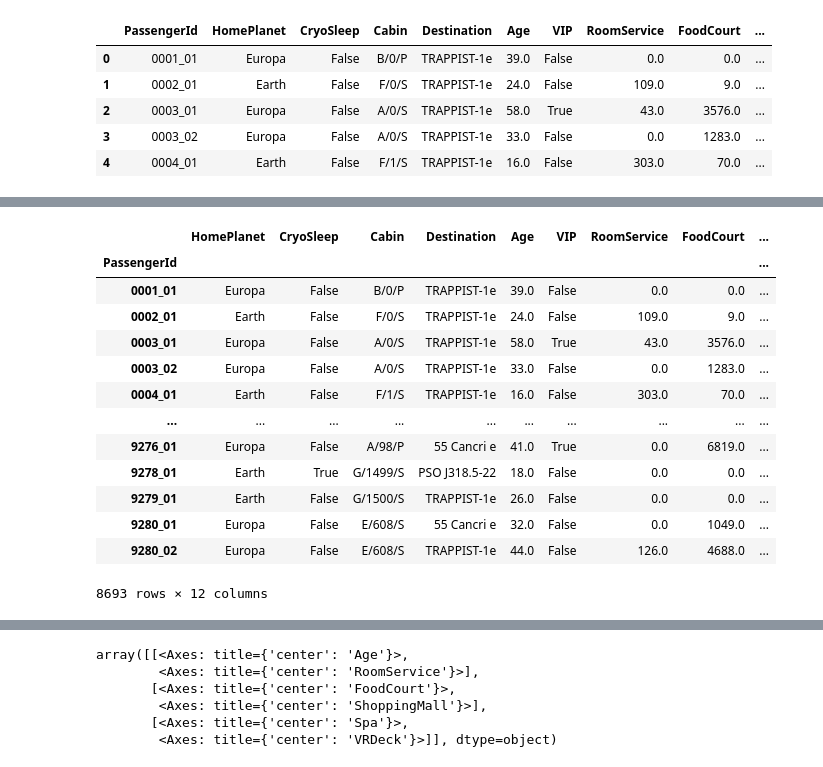
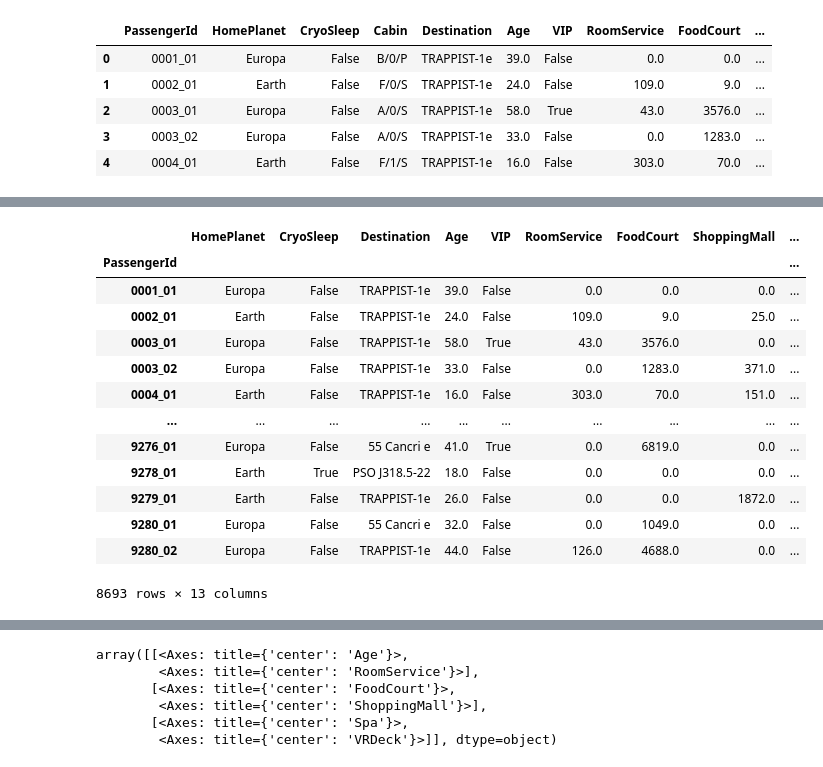
Before and after one commit to fox-buddy/MachineLearning-Collection, a Jupyter notebook: SpaceshipTitanic/ScitkiClassify_advancedFeatures.ipynb, the cells around one changed output, grey strips where cells are left out. Saved outputs shown, nothing was run; the diff lists cells and outputs as text; code cells hidden in the pictures.

```diff
--- a/SpaceshipTitanic/ScitkiClassify_advancedFeatures.ipynb
+++ b/SpaceshipTitanic/ScitkiClassify_advancedFeatures.ipynb
@@ -111,3 +126,8 @@ X_train.head()
 | 2 | 0003_01 | Europa | False | A/0/S | TRAPPIST-1e | 58.0 | True | 43.0 | 3576.0 | ... |
 | 3 | 0003_02 | Europa | False | A/0/S | TRAPPIST-1e | 33.0 | False | 0.0 | 1283.0 | ... |
 | 4 | 0004_01 | Earth | False | F/1/S | TRAPPIST-1e | 16.0 | False | 303.0 | 70.0 | ... |
+# %%
+# Filling up Cabin because it has only 8494 Values
+cabin_imputer = SimpleImputer(strategy="most_frequent")
+# %%
+X_train["Cabin"] = cabin_imputer.fit_transform(X_train[["Cabin"]]).ravel()
@@ -114,17 +168,19 @@ X_train.head()
 # %%
+# Removing Cabin and setting passengerID as Index
+X_train = X_train.drop(columns=["Cabin"])
 X_train.set_index("PassengerId")
 # %% [output]
-|  | HomePlanet | CryoSleep | Cabin | Destination | Age | VIP | RoomService | FoodCourt | ... |
+|  | HomePlanet | CryoSleep | Destination | Age | VIP | RoomService | FoodCourt | ShoppingMall | ... |
 | PassengerId |  |  |  |  |  |  |  |  | ... |
-| 0001_01 | Europa | False | B/0/P | TRAPPIST-1e | 39.0 | False | 0.0 | 0.0 | ... |
-| 0002_01 | Earth | False | F/0/S | TRAPPIST-1e | 24.0 | False | 109.0 | 9.0 | ... |
-| 0003_01 | Europa | False | A/0/S | TRAPPIST-1e | 58.0 | True | 43.0 | 3576.0 | ... |
-| 0003_02 | Europa | False | A/0/S | TRAPPIST-1e | 33.0 | False | 0.0 | 1283.0 | ... |
-| 0004_01 | Earth | False | F/1/S | TRAPPIST-1e | 16.0 | False | 303.0 | 70.0 | ... |
+| 0001_01 | Europa | False | TRAPPIST-1e | 39.0 | False | 0.0 | 0.0 | 0.0 | ... |
+| 0002_01 | Earth | False | TRAPPIST-1e | 24.0 | False | 109.0 | 9.0 | 25.0 | ... |
+| 0003_01 | Europa | False | TRAPPIST-1e | 58.0 | True | 43.0 | 3576.0 | 0.0 | ... |
+| 0003_02 | Europa | False | TRAPPIST-1e | 33.0 | False | 0.0 | 1283.0 | 371.0 | ... |
+| 0004_01 | Earth | False | TRAPPIST-1e | 16.0 | False | 303.0 | 70.0 | 151.0 | ... |
 | ... | ... | ... | ... | ... | ... | ... | ... | ... | ... |
-| 9276_01 | Europa | False | A/98/P | 55 Cancri e | 41.0 | True | 0.0 | 6819.0 | ... |
-| 9278_01 | Earth | True | G/1499/S | PSO J318.5-22 | 18.0 | False | 0.0 | 0.0 | ... |
-| 9279_01 | Earth | False | G/1500/S | TRAPPIST-1e | 26.0 | False | 0.0 | 0.0 | ... |
-| 9280_01 | Europa | False | E/608/S | 55 Cancri e | 32.0 | False | 0.0 | 1049.0 | ... |
-| 9280_02 | Europa | False | E/608/S | TRAPPIST-1e | 44.0 | False | 126.0 | 4688.0 | ... |
+| 9276_01 | Europa | False | 55 Cancri e | 41.0 | True | 0.0 | 6819.0 | 0.0 | ... |
+| 9278_01 | Earth | True | PSO J318.5-22 | 18.0 | False | 0.0 | 0.0 | 0.0 | ... |
+| 9279_01 | Earth | False | TRAPPIST-1e | 26.0 | False | 0.0 | 0.0 | 1872.0 | ... |
+| 9280_01 | Europa | False | 55 Cancri e | 32.0 | False | 0.0 | 1049.0 | 0.0 | ... |
+| 9280_02 | Europa | False | TRAPPIST-1e | 44.0 | False | 126.0 | 4688.0 | 0.0 | ... |
-8693 rows × 12 columns
+8693 rows × 13 columns
```
Also changed, not shown: parts of 58 cells of this notebook, 3 other files.
